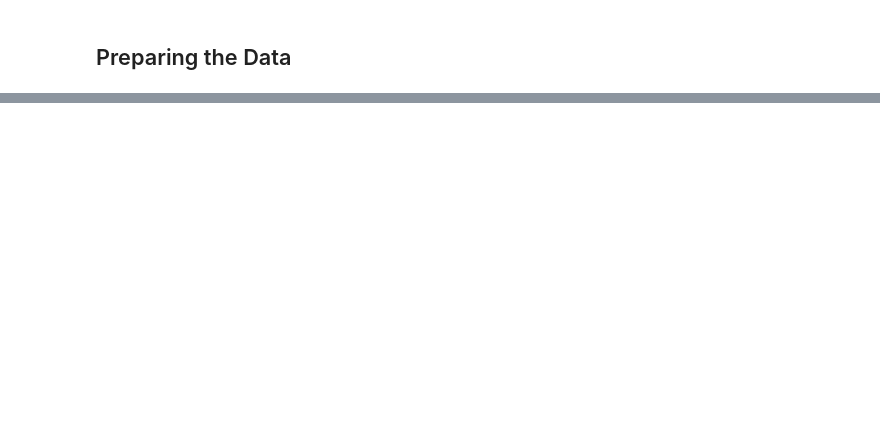
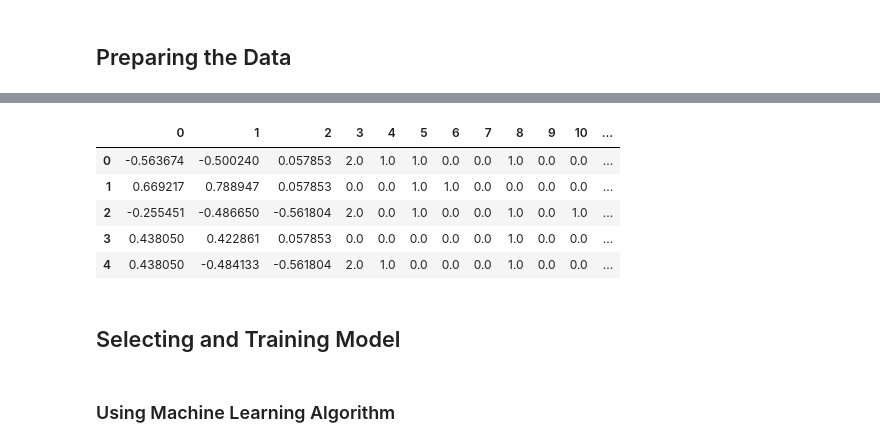
Before and after one commit to tt0507/Kaggle, a Jupyter notebook: titanic/titanic.ipynb, the cells around one changed output, grey strips where cells are left out. Saved outputs shown, nothing was run; the diff lists cells and outputs as text; code cells hidden in the pictures; blank space fills up the shorter version.

```diff
--- a/titanic/titanic.ipynb
+++ b/titanic/titanic.ipynb
@@ -113,0 +264,3 @@ import re
+# %%
+train_data = train_data.drop(train_data.index[[61, 829]])
+train_data.info()
@@ -113,0 +287,33 @@ import re
+# %%
+num_pipeline = Pipeline([
+    ("imputer", SimpleImputer(strategy="median")),
+    ("standarize", StandardScaler())
+])
+# %%
+num = ["Age", "Fare", "NumFamily"]
+ord_enc = ["Pclass", "Sex", "LetterTicket"]
+one_hot_enc = ["Embarked", "Honorifics"]
+target = ["Survived"]
+
+full_pipeline = ColumnTransformer([
+    ("num_column", num_pipeline, num),
+    ("ord_enc", OrdinalEncoder(), ord_enc),
+    ("one_hot_enc", OneHotEncoder(), one_hot_enc),
+    ("target", "passthrough", target)
+])
+# %%
+titanic_prepared = full_pipeline.fit_transform(train_data)
+# %%
+titanic_train = pd.DataFrame(titanic_prepared)
+titanic_train.head()
+# %% [output]
+|  | 0 | 1 | 2 | 3 | 4 | 5 | 6 | 7 | 8 | 9 | 10 | ... |
+| 0 | -0.563674 | -0.500240 | 0.057853 | 2.0 | 1.0 | 1.0 | 0.0 | 0.0 | 1.0 | 0.0 | 0.0 | ... |
+| 1 | 0.669217 | 0.788947 | 0.057853 | 0.0 | 0.0 | 1.0 | 1.0 | 0.0 | 0.0 | 0.0 | 0.0 | ... |
+| 2 | -0.255451 | -0.486650 | -0.561804 | 2.0 | 0.0 | 1.0 | 0.0 | 0.0 | 1.0 | 0.0 | 1.0 | ... |
+| 3 | 0.438050 | 0.422861 | 0.057853 | 0.0 | 0.0 | 0.0 | 0.0 | 0.0 | 1.0 | 0.0 | 0.0 | ... |
+| 4 | 0.438050 | -0.484133 | -0.561804 | 2.0 | 1.0 | 0.0 | 0.0 | 0.0 | 1.0 | 0.0 | 0.0 | ... |
+# %% [markdown]
+## Selecting and Training Model
+# %% [markdown]
+### Using Machine Learning Algorithm
```
Also changed, not shown: parts of 43 cells of this notebook.
